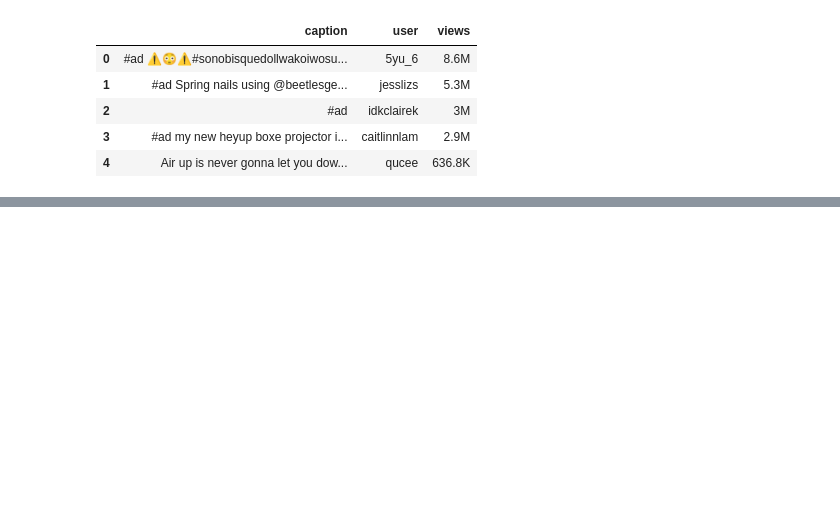
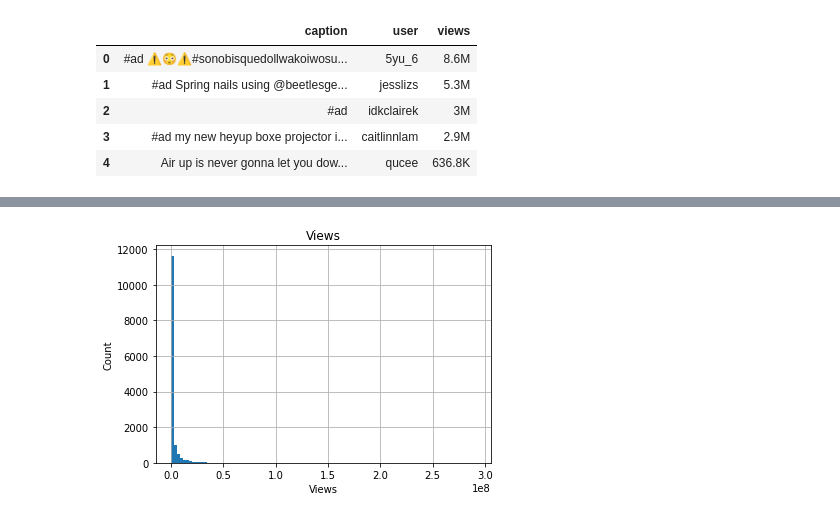
Before and after one commit to thomasuebi/tiktok-scraper, a Jupyter notebook: analyze.ipynb, the cells around one changed output, grey strips where cells are left out. Saved outputs shown, nothing was run; the diff lists cells and outputs as text; code cells hidden in the pictures; blank space fills up the shorter version.

```diff
--- a/analyze.ipynb
+++ b/analyze.ipynb
@@ -39,0 +54,19 @@ df.head()
+# %%
+# extract hashtags out of caption
+df['hashtags'] = df.caption.apply(lambda x: re.findall(r'#\w+', x))
+
+# extract mentions out of caption
+df['mentions'] = df.caption.apply(lambda x: re.findall(r'@\w+', x))
+
+# extract emojis out of caption
+def extract_emojis(s):
+  return list(c for c in s if c in emoji.UNICODE_EMOJI['en'])
+df['emojis'] = df.caption.apply(lambda x: extract_emojis(x))
+
+# extract links out of caption
+df['links'] = df.caption.apply(lambda x: re.findall(r'http\S+', x))
+# %%
+# determine if the post is labelled as advertisement or sponsored
+df['is_ad'] = df.caption.apply(lambda x: 'advertisement' in x.lower() or 'sponsored' in x.lower() or '#ad' in x.lower())
+
+df.head()
@@ -39,0 +92,65 @@ df.head()
+# %%
+# show relevant histograms
+df.views.hist(bins=100)
+plt.title('Views')
+plt.ylabel('Count')
+plt.xlabel('Views')
+plt.show()
+
+df.is_ad.value_counts().plot(kind='bar')
+plt.title('Is Ad')
+plt.ylabel('Count')
+plt.xlabel('Is Ad')
+plt.show()
+
+# show relevant statistics
+print('Views mean:', df.views.mean())
+print('Views median:', df.views.median())
+print('Views max:', df.views.max())
+print('Views min:', df.views.min())
+print('Views std:', df.views.std())
+print('Views skew:', df.views.skew())
+print('Views kurtosis:', df.views.kurtosis())
+print('Is Ad mean:', df.is_ad.mean())
+print('Is Ad median:', df.is_ad.median())
+print('Is Ad max:', df.is_ad.max())
+print('Is Ad min:', df.is_ad.min())
+print('Is Ad std:', df.is_ad.std())
+print('Is Ad skew:', df.is_ad.skew())
+print('Is Ad kurtosis:', df.is_ad.kurtosis())
+
+# show relevant correlations
+print('Correlation between views and is_ad:', df.views.corr(df.is_ad))
+
+# show relevant scatter plots
+plt.scatter(df.views, df.is_ad)
+plt.title('Views vs Is Ad')
+plt.ylabel('Is Ad')
+plt.xlabel('Views')
+plt.show()
+
+# show relevant box plots
+df.boxplot(column='views', by='is_ad')
+plt.title('Views vs Is Ad')
+plt.ylabel('Views')
+plt.xlabel('Is Ad')
+plt.show()
+
+# show relevant bar plots
+df.groupby('is_ad').views.mean().plot(kind='bar')
+plt.title('Views vs Is Ad')
+plt.ylabel('Views')
+plt.xlabel('Is Ad')
+plt.show()
+
+# show relevant word clouds
+wordcloud = WordCloud(width=1600, height=800, max_font_size=200).generate(' '.join(df.caption))
+plt.figure(figsize=(12,10))
+plt.imshow(wordcloud, interpolation='bilinear')
+plt.axis("off")
+plt.show()
+
+# show relevant word clouds
+wordcloud = WordCloud(width=1600, height=800, max_font_size=200).generate(' '.join(df.user))
+# %% [output]
+[figure, added]
```
Also changed, not shown: parts of 7 cells of this notebook.
